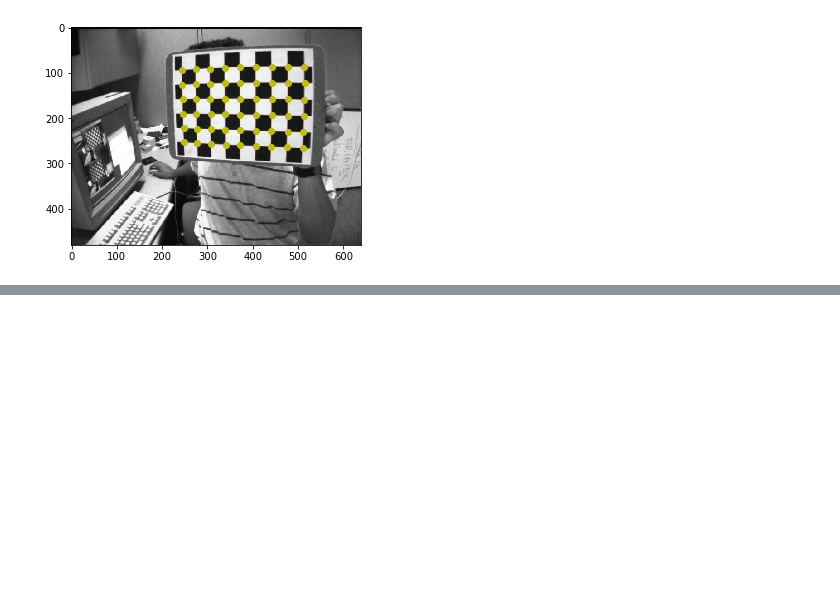
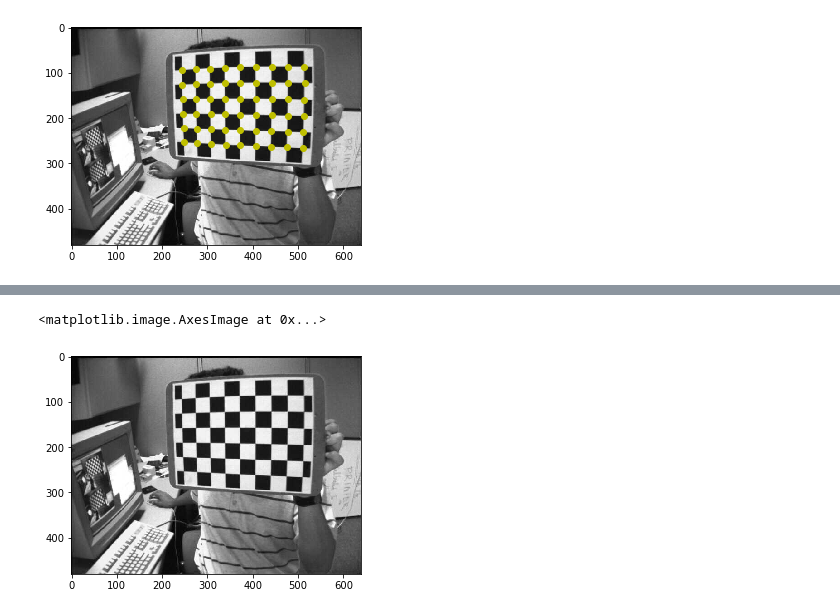
Before and after one commit to semeniuta/EPypes, a Jupyter notebook: notebooks/CGraphUnionWithBytesarrayAndCBC.ipynb, the cells around one changed output, grey strips where cells are left out. Cells and saved outputs as stored; diff of their text form; code cells hidden in the pictures; blank space fills up the shorter version.

```diff
--- a/notebooks/CGraphUnionWithBytesarrayAndCBC.ipynb
+++ b/notebooks/CGraphUnionWithBytesarrayAndCBC.ipynb
@@ -115,0 +127,9 @@ pipe_u.compute_overhead()
+# %%
+buf = pipe_u['file_content']
+buf_np = np.fromstring(buf, dtype='uint8')
+im = cv2.imdecode(buf_np, flags=cv2.IMREAD_GRAYSCALE)
+
+plt.imshow(im)
+# %% [output]
+<matplotlib.image.AxesImage at 0x...>
+[figure, added]
```
Also changed, not shown: parts of 7 cells of this notebook, 5 other files.
